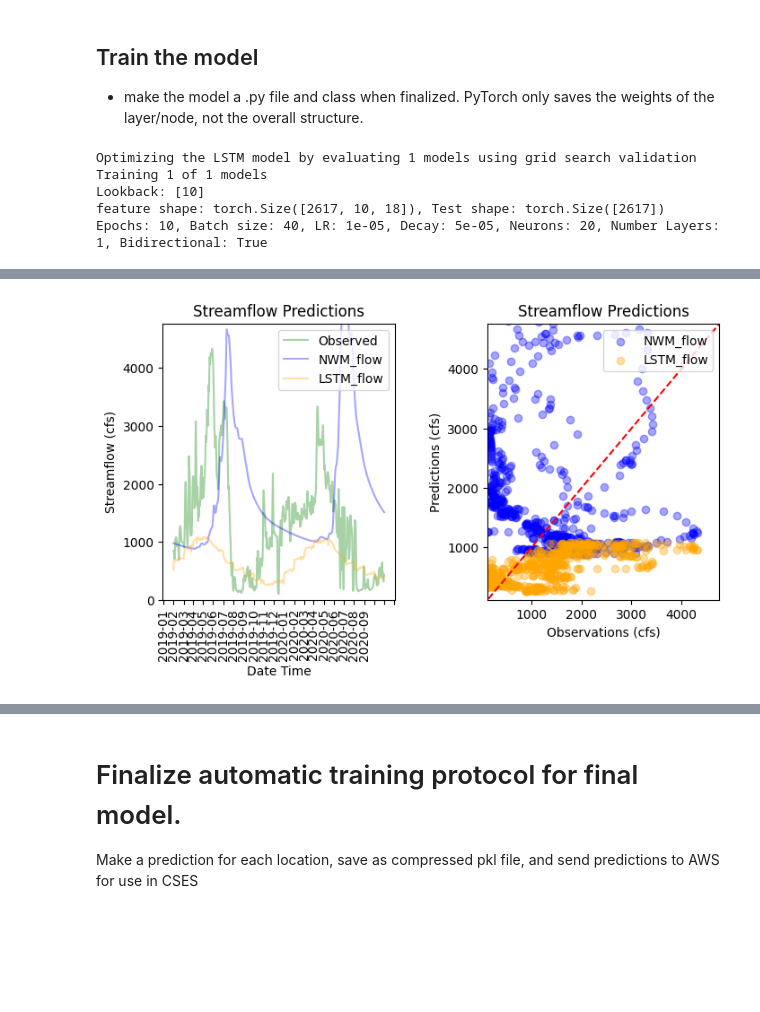
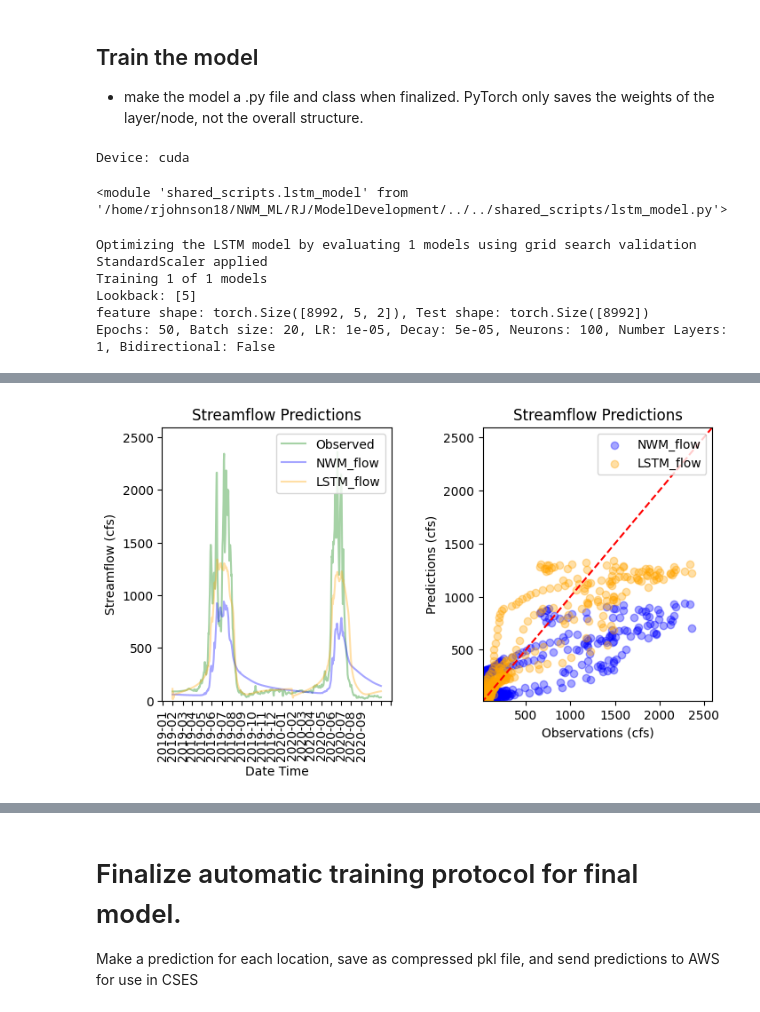
Before and after one commit to whitelightning450/NWM_ML, a Jupyter notebook: RJ/ModelDevelopment/lstm.ipynb, the cells around one changed output, grey strips where cells are left out. Cells and saved outputs as stored; diff of their text form; code cells hidden in the pictures; blank space fills up the shorter version.

Commit message:
Fixed LSTM problem, need to extend to multiple sites

```diff
--- a/RJ/ModelDevelopment/lstm.ipynb
+++ b/RJ/ModelDevelopment/lstm.ipynb
@@ -124,7 +123,9 @@ df = df[~df['station_id'].isin(headwater_stations)]
 '''
 
 #stations = df['station_id'][(df['swe']>0) & (df['storage']>0)].unique()
-stations = ['10126000']
+stations = ['10155000']
 
 #Train model with these stations
 df = df[df['station_id'].isin(stations)]
+
+df.head()
@@ -131,22 +139,28 @@ df = df[df['station_id'].isin(stations)]
 # %% [markdown]
 ## Train the model
 * make the model a .py file and class when finalized. PyTorch only saves the weights of the layer/node, not the overall structure.
+# %%
+import importlib
+importlib.reload(lstm_model)
+# %% [output]
+Device: cuda
+<module 'shared_scripts.lstm_model' from '/home/rjohnson18/NWM_ML/RJ/ModelDevelopment/../../shared_scripts/lstm_model.py'>
 # %%
 #Train the model
 # Assuming you have your data loaded into NumPy arrays as x_train_scaled, y_train_scaled, x_test_scaled, y_test_scaled, x_scaled, y_scaled
 # parameters   - need to be able to put the lookback in here...
-epochs = [10] #early stopping - Savalan is lookin into it
-lookback = [10]
-batch_size = [40,]
+epochs = [50] #early stopping - Savalan is lookin into it
+lookback = [5]
+batch_size = [20]
 learning_rate = [0.00001] #initial rate
 decay = [0.00005] #reduces to
-neurons = [20]
+neurons = [100]
 num_layers = [1]
-shuffle = [True]
-bidirectional = [True]
+shuffle = [False]
+bidirectional = [False]
 supply = False
 loss_func = nn.MSELoss()
-scalertype = 'MinMax'
+scalertype = 'StandardScaler'
 plot = False
 
 training_params = epochs, lookback, batch_size, learning_rate, decay, neurons, num_layers, bidirectional
@@ -168,7 +182,8 @@ GS_Eval_DF, GS_Eval_dict, GS_Pred_dict = lstm_model.LSTM_optimization(df,
 GS_Eval_DF
 # %% [output]
 Optimizing the LSTM model by evaluating 1 models using grid search validation
+StandardScaler applied
 Training 1 of 1 models
-Lookback: [10]
-feature shape: torch.Size([2617, 10, 18]), Test shape: torch.Size([2617])
-Epochs: 10, Batch size: 40, LR: 1e-05, Decay: 5e-05, Neurons: 20, Number Layers: 1, Bidirectional: True
+Lookback: [5]
+feature shape: torch.Size([8992, 5, 2]), Test shape: torch.Size([8992])
+Epochs: 50, Batch size: 20, LR: 1e-05, Decay: 5e-05, Neurons: 100, Number Layers: 1, Bidirectional: False
@@ -188,3 +199,3 @@ USGS site: 10126000
-[figure, old version]
+[figure, new version]
 |  | NWM_flow_kge | LSTM_flow_kge | NWM_flow_rmse | LSTM_flow_rmse | NWM_flow_mape | LSTM_flow_mape | ... |
 | station_id |  |  |  |  |  |  | ... |
```
Also changed, not shown: parts of 5 cells of this notebook, 17 other files.
